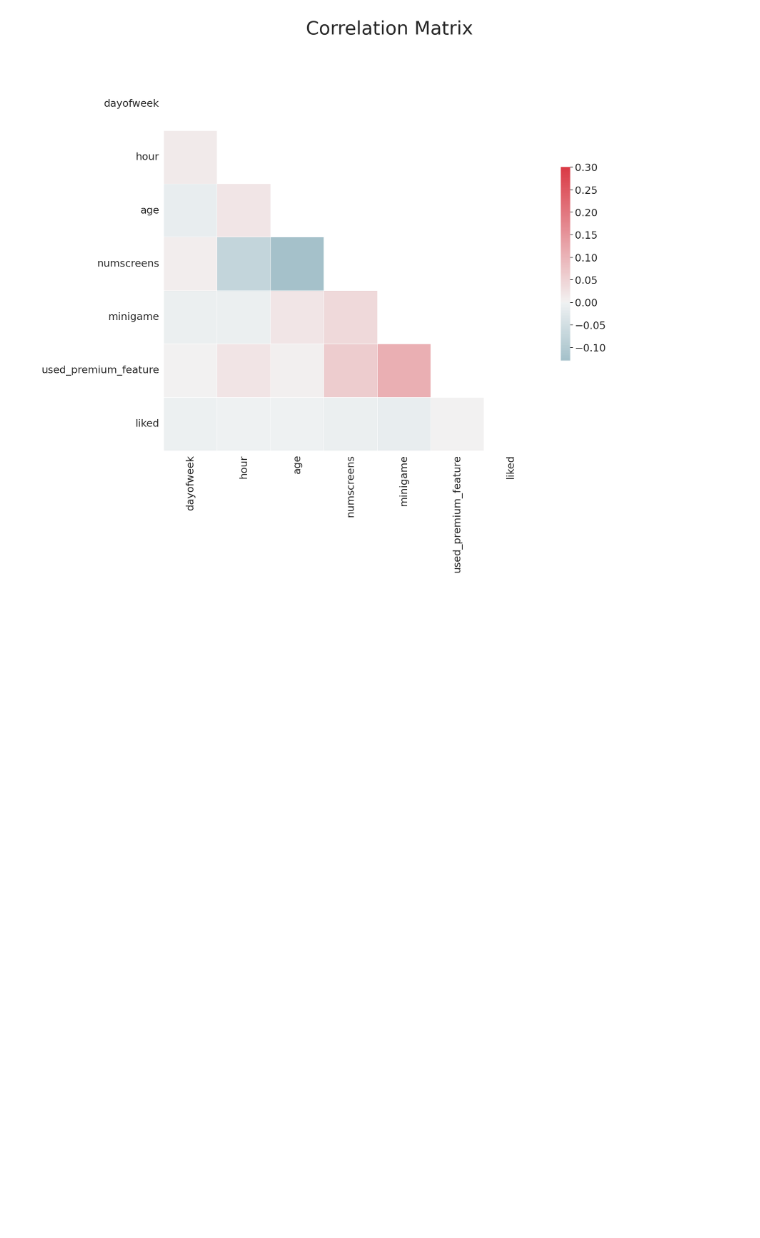
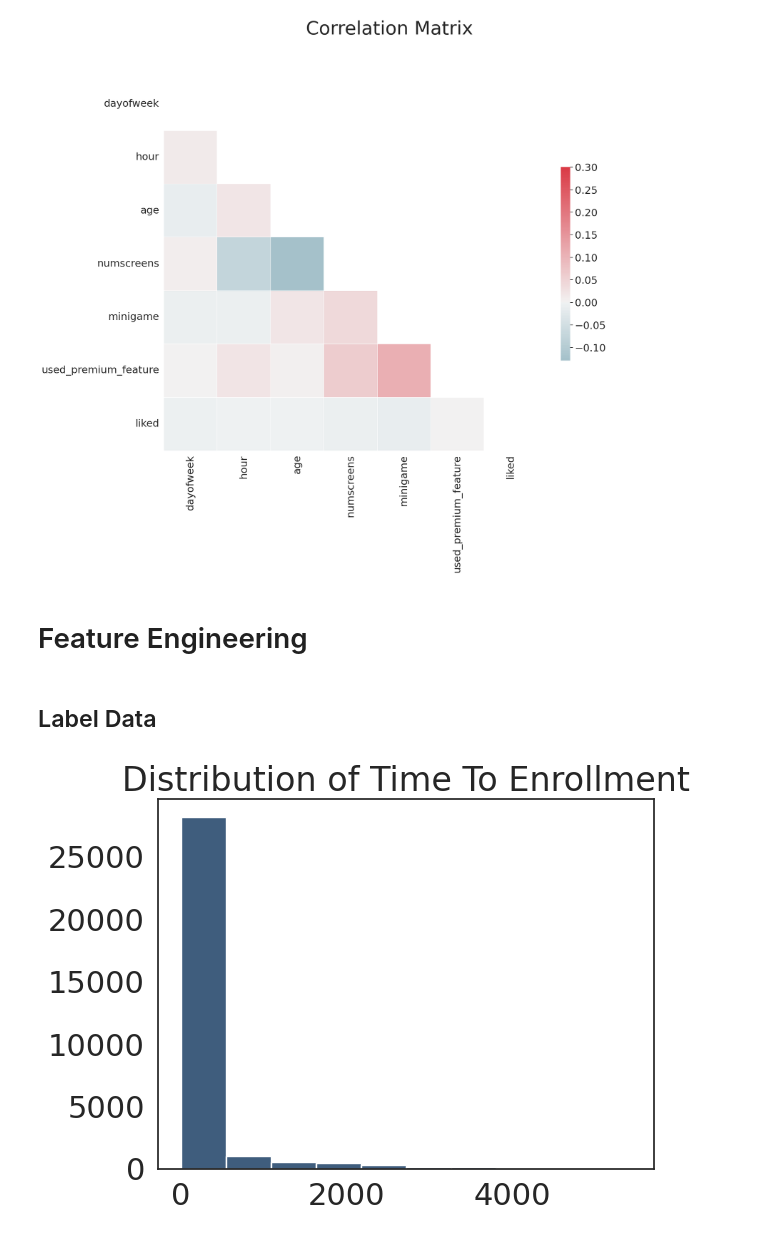
Before and after one commit to c-grigsby/ml-fintech-case-studies, a Jupyter notebook: directing-user-subscriptions/notebooks/directing-user-subscriptions_eda.ipynb, the cells around one changed output. Saved outputs shown, nothing was run; the diff lists cells and outputs as text; code cells hidden in the pictures; blank space fills up the shorter version.

```diff
--- a/directing-user-subscriptions/notebooks/directing-user-subscriptions_eda.ipynb
+++ b/directing-user-subscriptions/notebooks/directing-user-subscriptions_eda.ipynb
@@ -281,3 +277,17 @@ sn.heatmap(corr, mask=mask, cmap=cmap, vmax=.3, center=0,
 # %% [output]
 <Axes: >
 [figure]
+# %% [markdown]
+# Feature Engineering
+# %% [markdown]
+## Label Data
+# %%
+# Determine the difference between 'first_open' and 'enrolled_date' field, convert seconds to hours
+df_users["enroll_date_difference"] = (df_users.enrolled_date - df_users.first_open) / pd.Timedelta(hours=1)
+
+# Plot to determine the best hour to select as a cut-off for enrollment wait time
+plt.hist(df_users["enroll_date_difference"].dropna(), color='#3F5D7D')
+plt.title('Distribution of Time To Enrollment')
+plt.show()
+# %% [output]
+[figure, added]
```
Also changed, not shown: parts of 19 cells of this notebook, 2 other files.
